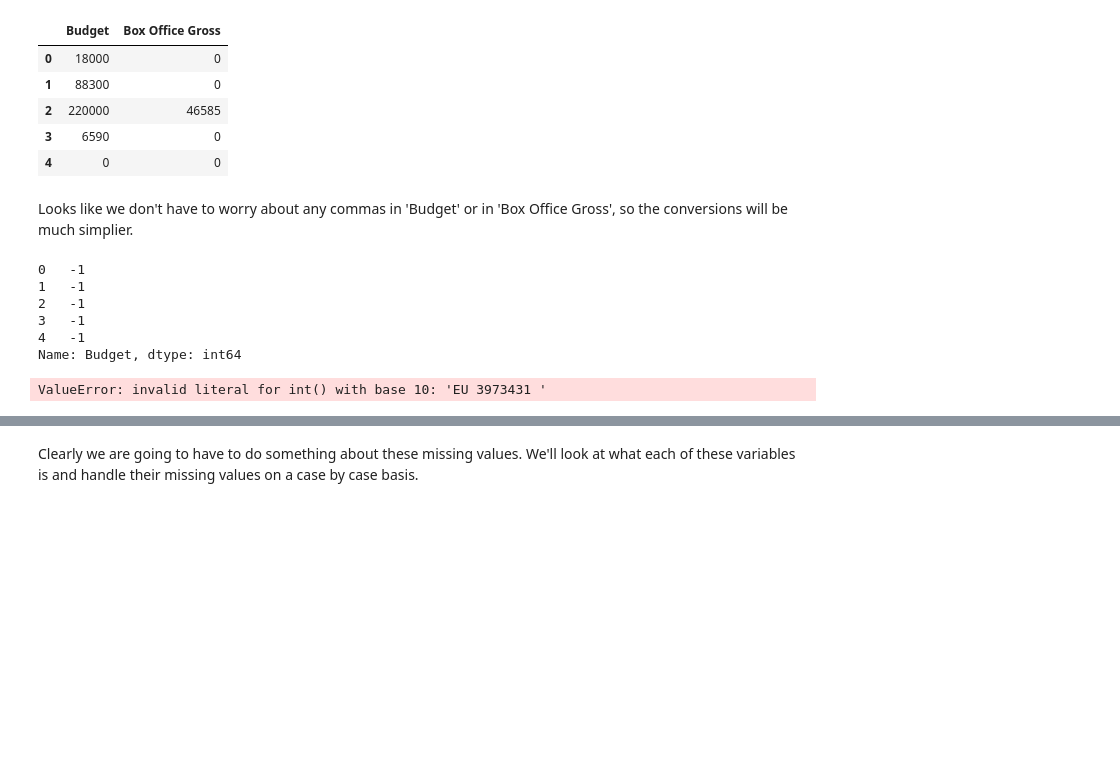
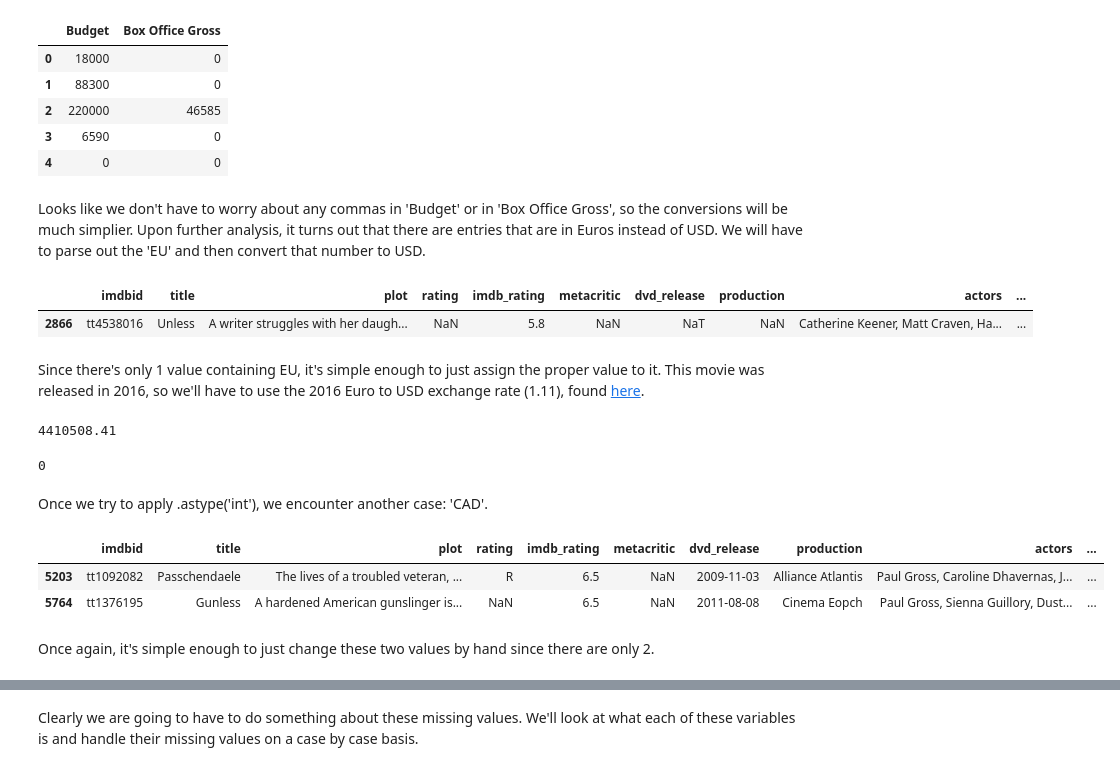
Before and after one commit to devinthai/NBCUniversal, a Jupyter notebook: Data Cleaning.ipynb, the cells around one changed output, grey strips where cells are left out. Saved outputs shown, nothing was run; the diff lists cells and outputs as text; code cells hidden in the pictures; blank space fills up the shorter version.

Commit message:
Handled Euros, started working on CAD

```diff
--- a/Data Cleaning.ipynb
+++ b/Data Cleaning.ipynb
@@ -254,20 +252,35 @@ data[['Budget', 'Box Office Gross']].head()
 | 3 | 6590 | 0 |
 | 4 | 0 | 0 |
 # %% [markdown]
-Looks like we don't have to worry about any commas in 'Budget' or in 'Box Office Gross', so the conversions will be much simplier.
+Looks like we don't have to worry about any commas in 'Budget' or in 'Box Office Gross', so the conversions will be much simplier. Upon further analysis, it turns out that there are entries that are in Euros instead of USD. We will have to parse out the 'EU' and then convert that number to USD.
 # %%
 budget = data['Budget'].astype('str')
-budget.str.find('EU').head()
+data[budget.str.contains('EU')]
 # %% [output]
-0   -1
-1   -1
-2   -1
-3   -1
-4   -1
-Name: Budget, dtype: int64
+|  | imdbid | title | plot | rating | imdb_rating | metacritic | dvd_release | production | actors | ... |
+| 2866 | tt4538016 | Unless | A writer struggles with her daugh... | NaN | 5.8 | NaN | NaT | NaN | Catherine Keener, Matt Craven, Ha... | ... |
+# %% [markdown]
+Since there's only 1 value containing EU, it's simple enough to just assign the proper value to it. This movie was released in 2016, so we'll have to use the 2016 Euro to USD exchange rate (1.11), found [here](https://www.statista.com/statistics/412794/euro-to-u-s-dollar-annual-average-exchange-rate/).
+# %%
+3973431 * 1.11
+# %% [output]
+4410508.41
+# %%
+budget[budget.str.contains('EU')] = '4410508'
+budget.str.contains('EU').sum()
+# %% [output]
+0
+# %% [markdown]
+Once we try to apply .astype('int'), we encounter another case: 'CAD'.
+# %%
+data[budget.str.contains('CAD')]
+# %% [output]
+|  | imdbid | title | plot | rating | imdb_rating | metacritic | dvd_release | production | actors | ... |
+| 5203 | tt1092082 | Passchendaele | The lives of a troubled veteran, ... | R | 6.5 | NaN | 2009-11-03 | Alliance Atlantis | Paul Gross, Caroline Dhavernas, J... | ... |
+| 5764 | tt1376195 | Gunless | A hardened American gunslinger is... | NaN | 6.5 | NaN | 2011-08-08 | Cinema Eopch | Paul Gross, Sienna Guillory, Dust... | ... |
+# %% [markdown]
+Once again, it's simple enough to just change these two values by hand since there are only 2.
 # %%
-budget.astype('int')
+#budget.astype('int')
-# %% [output]
-ValueError: invalid literal for int() with base 10: 'EU 3973431 '
 # %%
 data.isna().sum()
```
Also changed, not shown: parts of 8 cells of this notebook.
